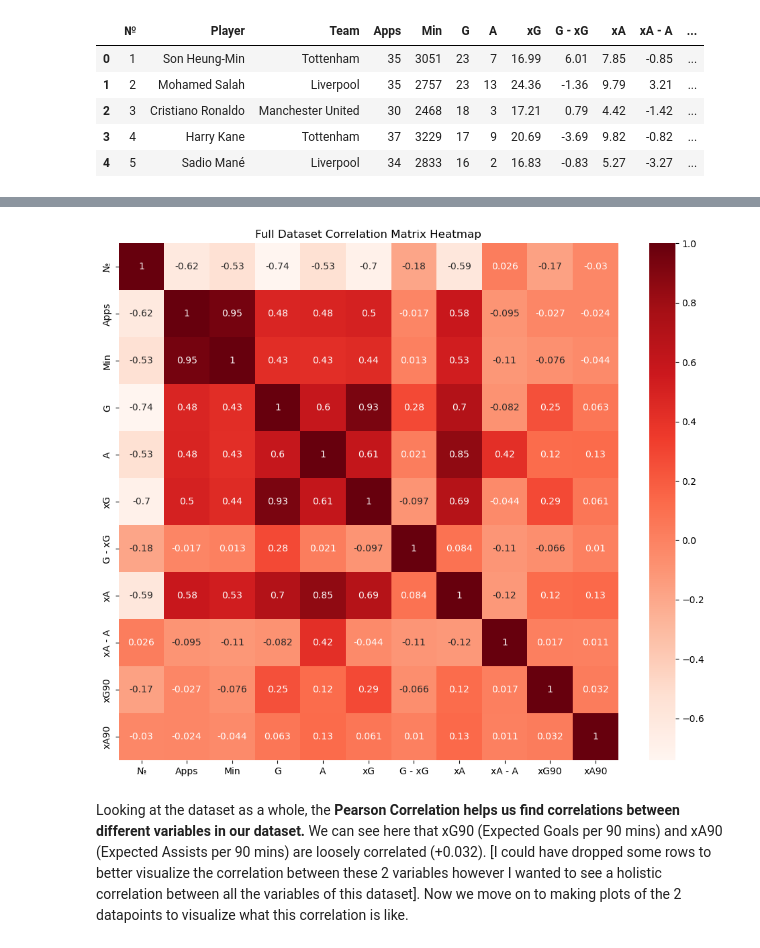
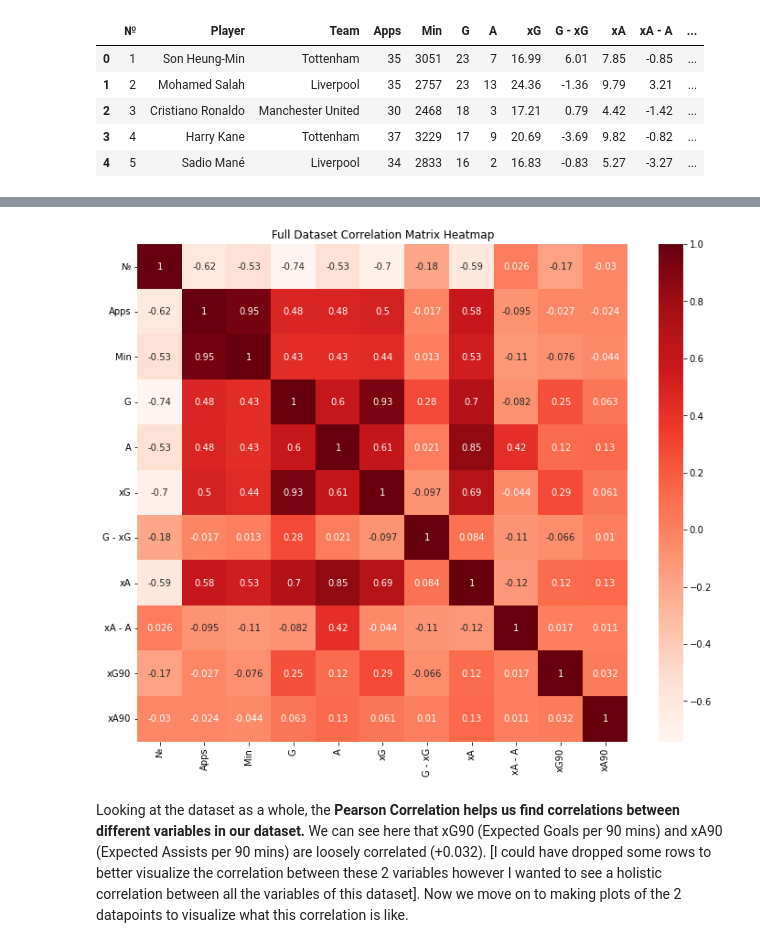
Before and after one commit to ubco-W2022T2-data301/group26, a Jupyter notebook: analysis/analysisIfaz.ipynb, the cells around one changed output, grey strips where cells are left out. Cells and saved outputs as stored; diff of their text form; code cells hidden in the pictures.

```diff
--- a/analysis/analysisIfaz.ipynb
+++ b/analysis/analysisIfaz.ipynb
@@ -56,14 +56,17 @@ df.describe().apply(lambda s: s.apply(lambda x: format(x, 'f')))
 | 75% | 403.000000 | 30.000000 | 2211.000000 | 2.000000 | 2.000000 | 2.650000 | 0.090000 | 2.130000 | 0.150000 | 0.190000 | 0.140000 |
 | max | 537.000000 | 38.000000 | 3420.000000 | 23.000000 | 13.000000 | 24.360000 | 9.050000 | 12.690000 | 5.520000 | 6.310000 | 8.940000 |
 # %%
-#Using Pearson Correlation
-plt.figure(figsize=(12,10))
-cor = df.corr()
-sns.heatmap(cor, annot=True, cmap=plt.cm.Reds)
-plt.title('Full Dataset Correlation Matrix Heatmap')
+# Using Pearson Correlation
+(
+    df.corr()
+      .pipe(lambda df: sns.heatmap(df, annot=True, cmap=plt.cm.Reds))
+      .set_title('Full Dataset Correlation Matrix Heatmap')
+      .get_figure()
+      .set_size_inches(12, 10)
+)
 plt.show()
 # %% [output]
-[figure, old version]
+[figure, new version]
 # %% [markdown]
 Looking at the dataset as a whole, the **Pearson Correlation helps us find correlations between different variables in our dataset.** We can see here that xG90 (Expected Goals per 90 mins) and xA90 (Expected Assists per 90 mins) are loosely correlated (+0.032). [I could have dropped some rows to better visualize the correlation between these 2 variables however I wanted to see a holistic correlation between all the variables of this dataset]. Now we move on to making plots of the 2 datapoints to visualize what this correlation is like.
 # %%
```
Also changed, not shown: parts of 16 cells of this notebook, 2 other files.
